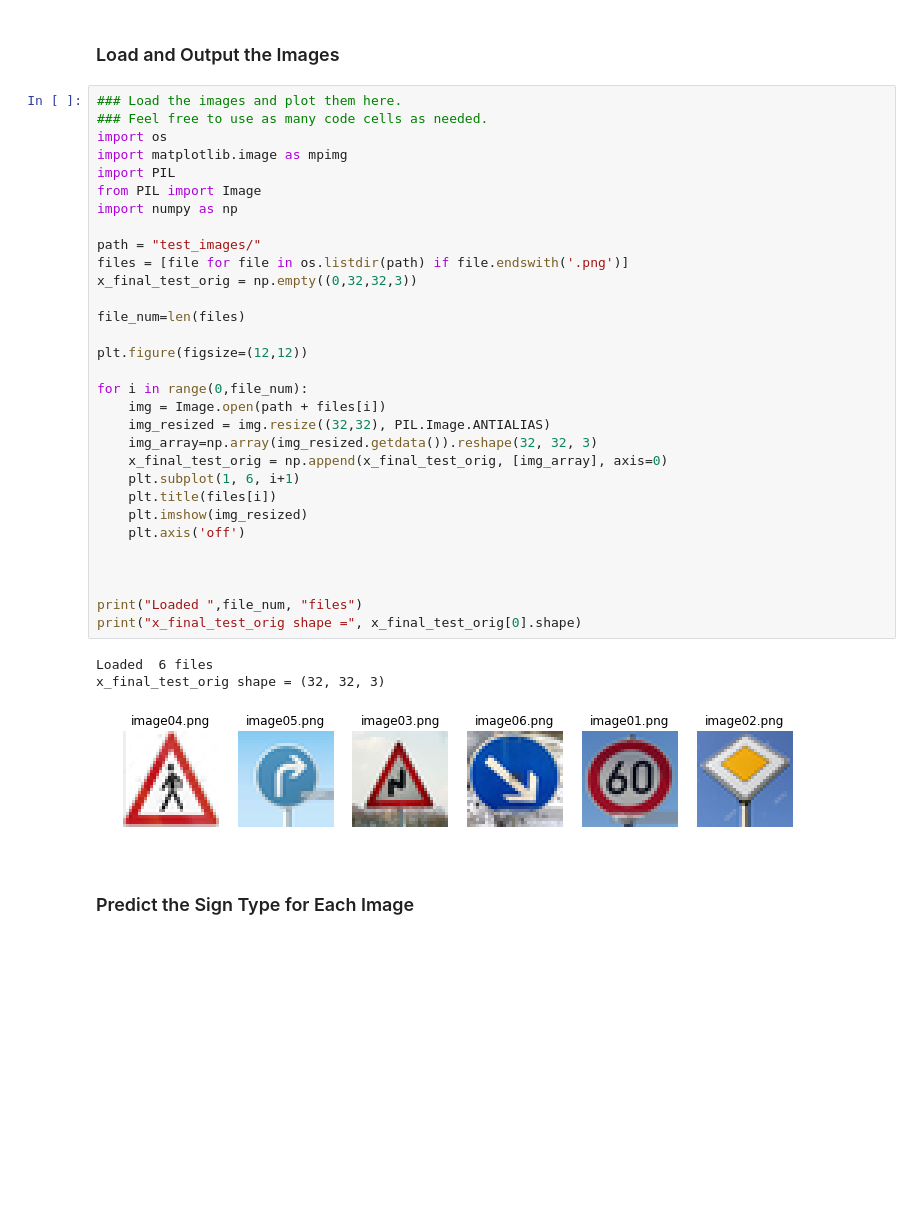
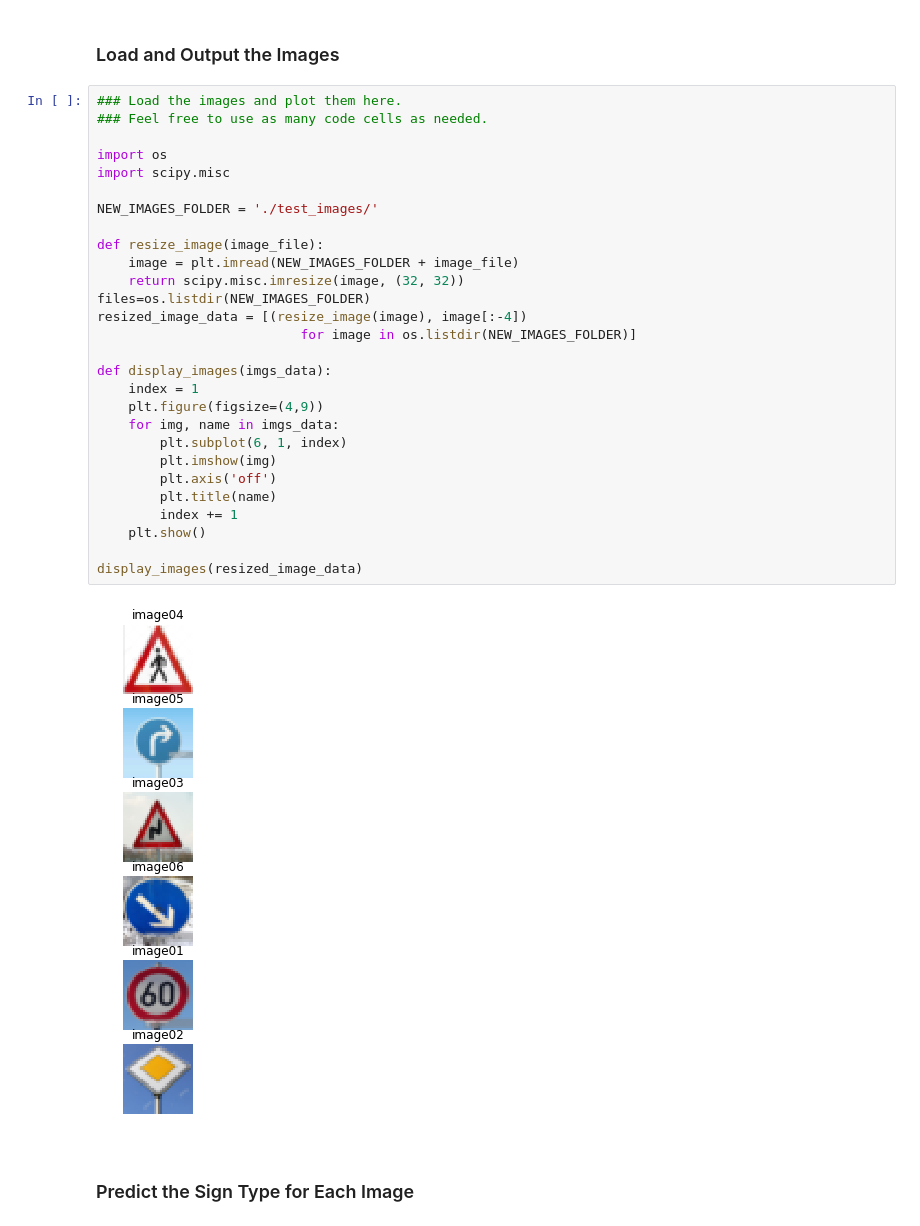
Before and after one commit to anakhaei/CarND-Traffic-Sign-Classifier-Project, a Jupyter notebook: Traffic_Sign_Classifier.ipynb, the cells around one changed output. Cells and saved outputs as stored; diff of their text form; blank space fills up the shorter version.

```diff
--- a/Traffic_Sign_Classifier.ipynb
+++ b/Traffic_Sign_Classifier.ipynb
@@ -315,41 +355,36 @@ To give yourself more insight into how your model is working, download at least
 You may find `signnames.csv` useful as it contains mappings from the class id (integer) to the actual sign name.
 # %% [markdown]
 ### Load and Output the Images
-# %%
-### Load the images and plot them here.
-### Feel free to use as many code cells as needed.
-import os
-import matplotlib.image as mpimg
-import PIL
-from PIL import Image
-import numpy as np
-
-path = "test_images/"
-files = [file for file in os.listdir(path) if file.endswith('.png')]
-x_final_test_orig = np.empty((0,32,32,3))
-
-file_num=len(files)
-
-plt.figure(figsize=(12,12))
-
-for i in range(0,file_num):
-    img = Image.open(path + files[i])
-    img_resized = img.resize((32,32), PIL.Image.ANTIALIAS)
-    img_array=np.array(img_resized.getdata()).reshape(32, 32, 3)
-    x_final_test_orig = np.append(x_final_test_orig, [img_array], axis=0)
-    plt.subplot(1, 6, i+1)
-    plt.title(files[i])
-    plt.imshow(img_resized)
-    plt.axis('off')
-
-
-
-print("Loaded ",file_num, "files")
-print("x_final_test_orig shape =", x_final_test_orig[0].shape)
-# %% [output]
-Loaded  6 files
-x_final_test_orig shape = (32, 32, 3)
-[figure, removed]
+# %%
+### Load the images and plot them here.
+### Feel free to use as many code cells as needed.
+
+import os
+import scipy.misc
+
+NEW_IMAGES_FOLDER = './test_images/'
+
+def resize_image(image_file):
+    image = plt.imread(NEW_IMAGES_FOLDER + image_file)
+    return scipy.misc.imresize(image, (32, 32))
+files=os.listdir(NEW_IMAGES_FOLDER)
+resized_image_data = [(resize_image(image), image[:-4])
+                          for image in os.listdir(NEW_IMAGES_FOLDER)]
+
+def display_images(imgs_data):
+    index = 1
+    plt.figure(figsize=(4,9))
+    for img, name in imgs_data:
+        plt.subplot(6, 1, index)
+        plt.imshow(img)
+        plt.axis('off')
+        plt.title(name)
+        index += 1
+    plt.show()
+
+display_images(resized_image_data)
+# %% [output]
+[figure, added]
 # %% [markdown]
 ### Predict the Sign Type for Each Image
 # %%
```
Also changed, not shown: parts of 12 cells of this notebook, 2 other files.
